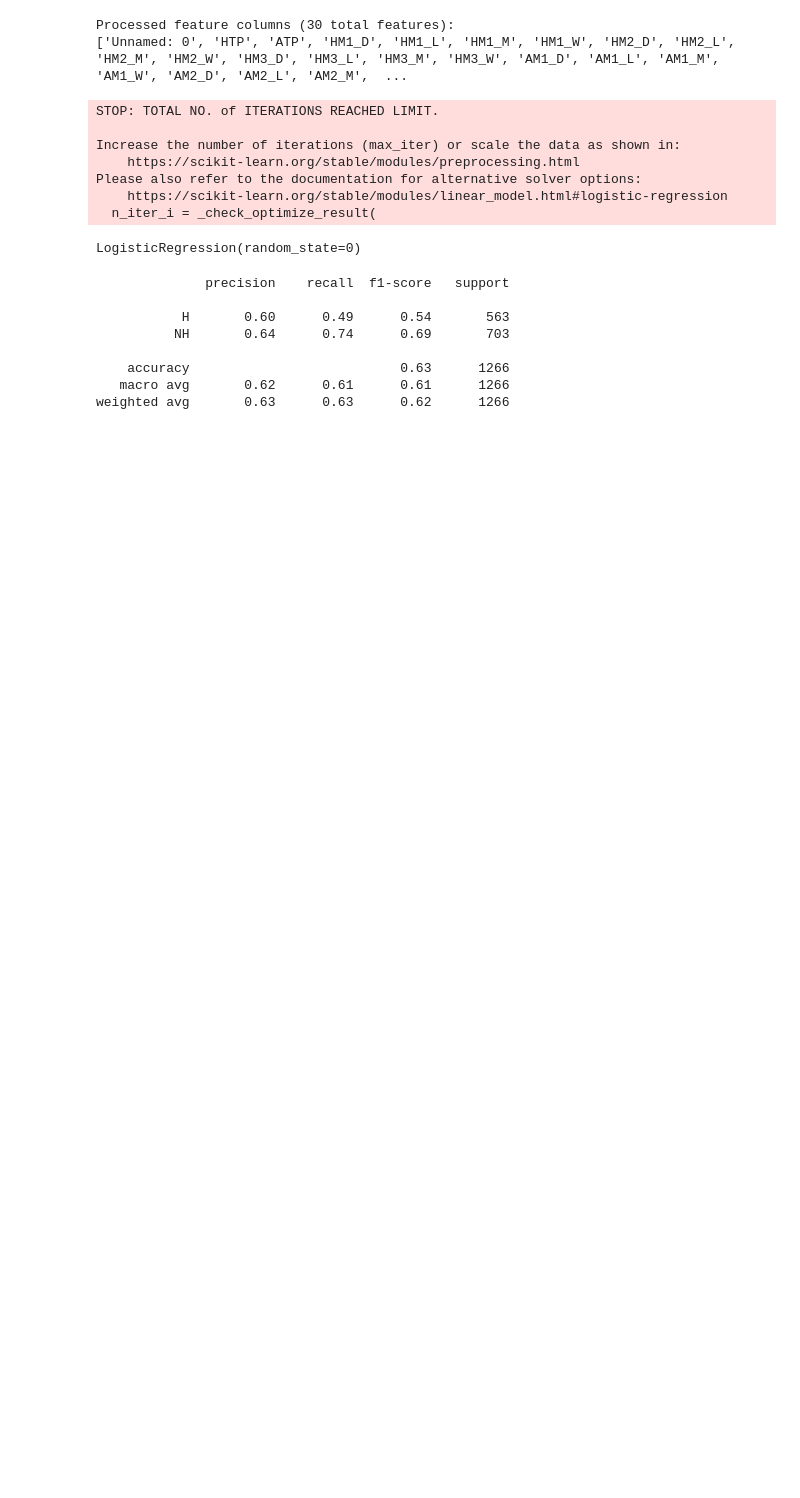
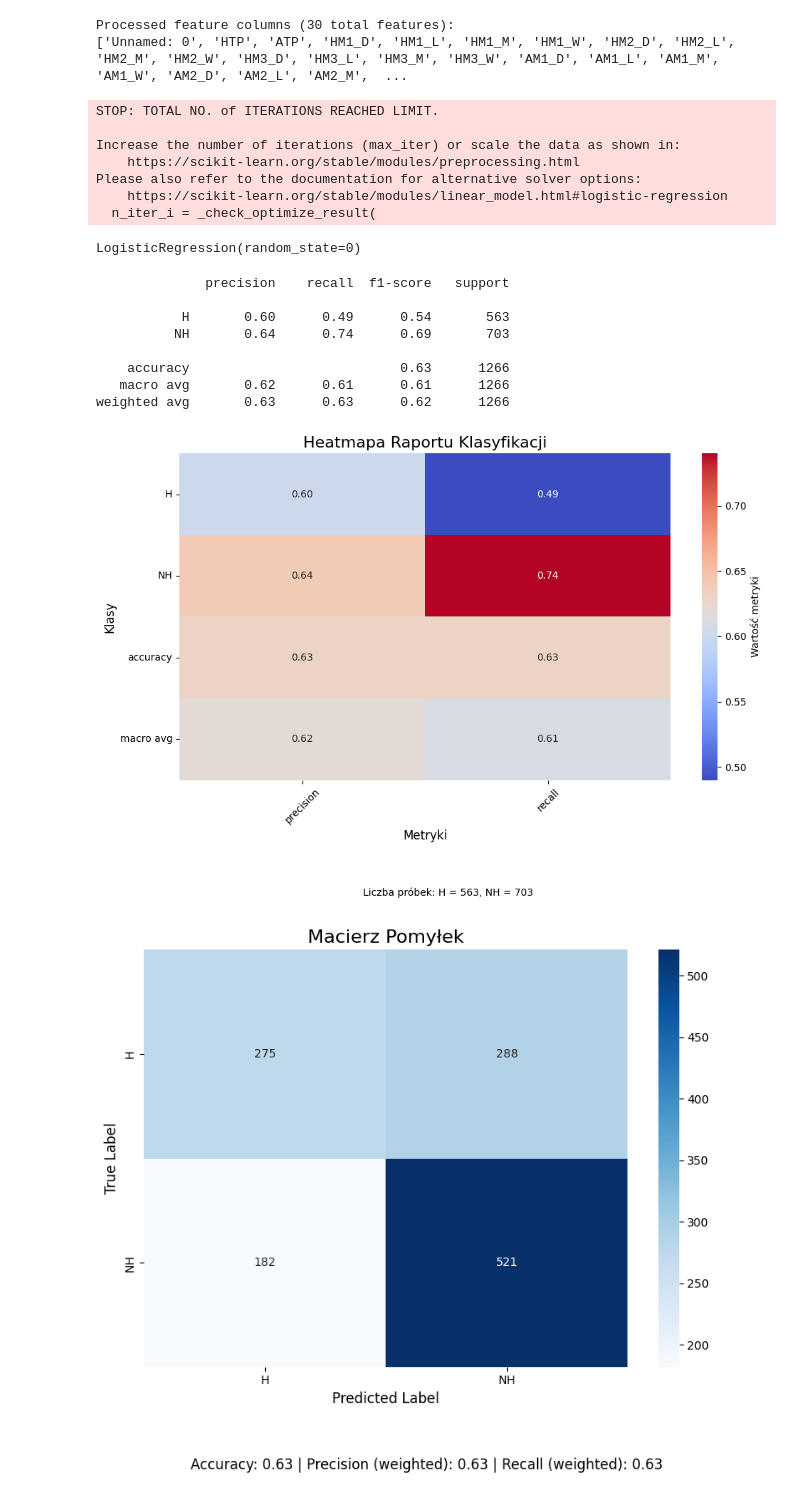
Before and after one commit to DawidLarkSkowron/Predicting-the-results-of-Premier-League-matches, a Jupyter notebook: Models/Logistic Regression.ipynb, the cells around one changed output. Cells and saved outputs as stored; diff of their text form; code cells hidden in the pictures; blank space fills up the shorter version.

```diff
--- a/Models/Logistic Regression.ipynb
+++ b/Models/Logistic Regression.ipynb
@@ -82,0 +94,4 @@ cm = confusion_matrix(y_test, Y_pred)
+# %%
+le = LabelEncoder()
+y_test_encoded = le.fit_transform(y_test)  # Zakodowanie rzeczywistych etykiet
+y_pred_encoded = le.transform(Y_pred)  # Zakodowanie przewidywanych etykiet
@@ -91,3 +108,62 @@ print(classification_report(y_test, Y_pred))
     accuracy                           0.63      1266
    macro avg       0.62      0.61      0.61      1266
 weighted avg       0.63      0.63      0.62      1266
+# %%
+def plot_classification_report(y_test, y_pred):
+    # Generowanie raportu klasyfikacji
+    report = classification_report(y_test, y_pred, output_dict=True)
+    metrics_df = pd.DataFrame(report).transpose()
+
+    # Zaokrąglenie wartości
+    metrics_df = metrics_df.round(2)
+    support_values = metrics_df['support'].dropna().astype(int)  # Wyciągnięcie support
+    metrics_df.drop(columns=['support'], inplace=True)  # Usunięcie support z heatmapy
+
+    # Wizualizacja heatmapy (bez support)
+    plt.figure(figsize=(10, 6))
+    sns.heatmap(metrics_df.iloc[:-1, :-1], annot=True, cmap="coolwarm", fmt='.2f', cbar_kws={'label': 'Wartość metryki'})
+    plt.title("Heatmapa Raportu Klasyfikacji", fontsize=16)
+    plt.xlabel("Metryki", fontsize=12)
+    plt.ylabel("Klasy", fontsize=12)
+    plt.xticks(rotation=45)
+    plt.yticks(rotation=0)
+    plt.tight_layout()
+
+    # Dodanie tabeli support poniżej wykresu
+    plt.figtext(0.5, -0.1, f"Liczba próbek: H = {support_values['H']}, NH = {support_values['NH']}",
+                wrap=True, horizontalalignment='center', fontsize=10, color='black')
+    plt.show()
+
+
+
+def plot_confusion_matrix(y_test, y_pred, labels):
+    # Tworzenie macierzy pomyłek
+    cm = confusion_matrix(y_test, y_pred)
+
+    # Wizualizacja macierzy
+    plt.figure(figsize=(8, 6))
+    sns.heatmap(cm, annot=True, fmt="d", cmap="Blues", xticklabels=labels, yticklabels=labels)
+    plt.xlabel("Predicted Label", fontsize=12)
+    plt.ylabel("True Label", fontsize=12)
+    plt.title("Macierz Pomyłek", fontsize=16)
+
+    # Obliczanie metryk
+    accuracy = accuracy_score(y_test, y_pred)
+    precision = precision_score(y_test, y_pred, average='weighted')  # Średnia ważona
+    recall = recall_score(y_test, y_pred, average='weighted')  # Średnia ważona
+
+    # Dodanie informacji o metrykach i liczbie próbek poniżej wykresu
+    plt.figtext(0.5, -0.1, f"Accuracy: {accuracy:.2f} | Precision (weighted): {precision:.2f} | Recall (weighted): {recall:.2f}",
+                wrap=True, horizontalalignment='center', fontsize=12)
+
+    # Wyświetlanie wykresu
+    plt.tight_layout()
+    plt.show()
+
+# Wywołanie wizualizacji
+labels = le.classes_  # Oryginalne etykiety
+plot_classification_report(y_test, Y_pred)
+plot_confusion_matrix(y_test_encoded, y_pred_encoded, labels)
+# %% [output]
+[figure, added]
+[figure, added]
```
Also changed, not shown: parts of 6 cells of this notebook.
